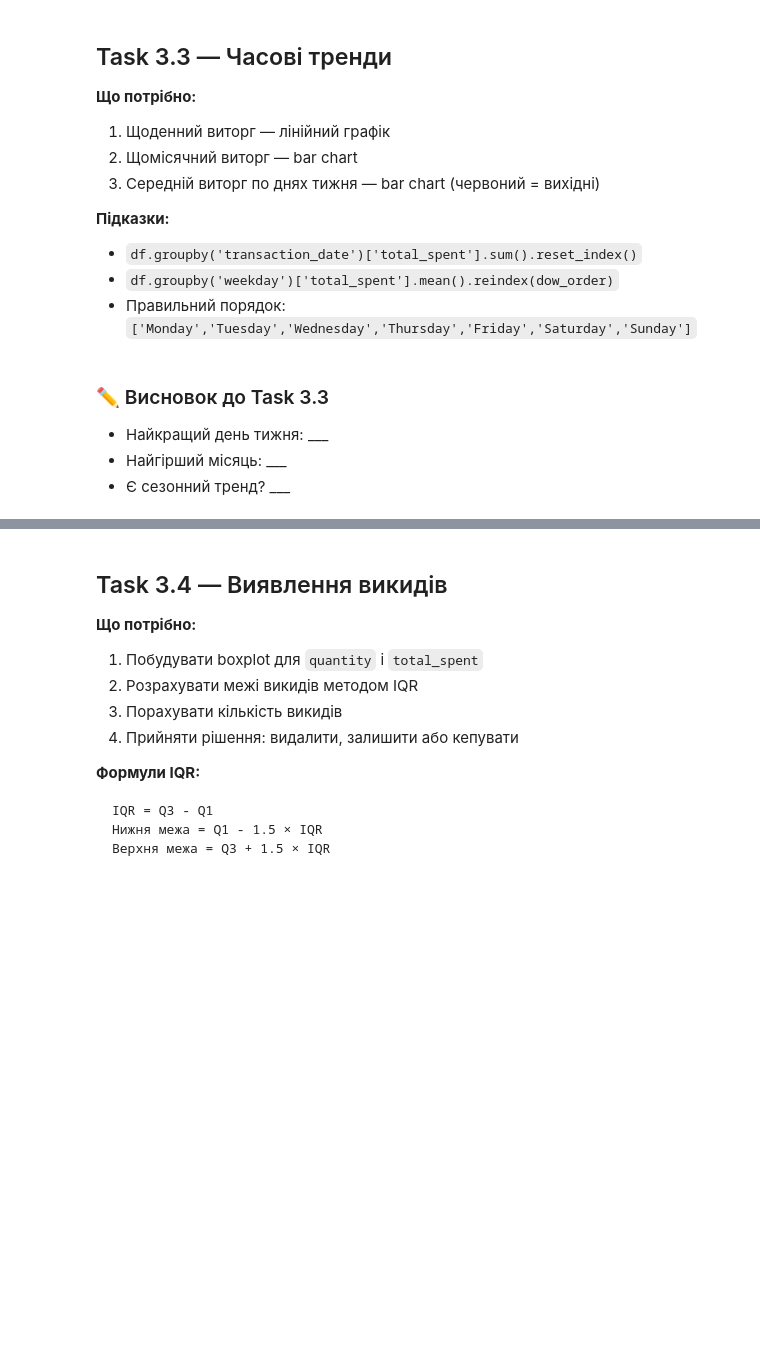
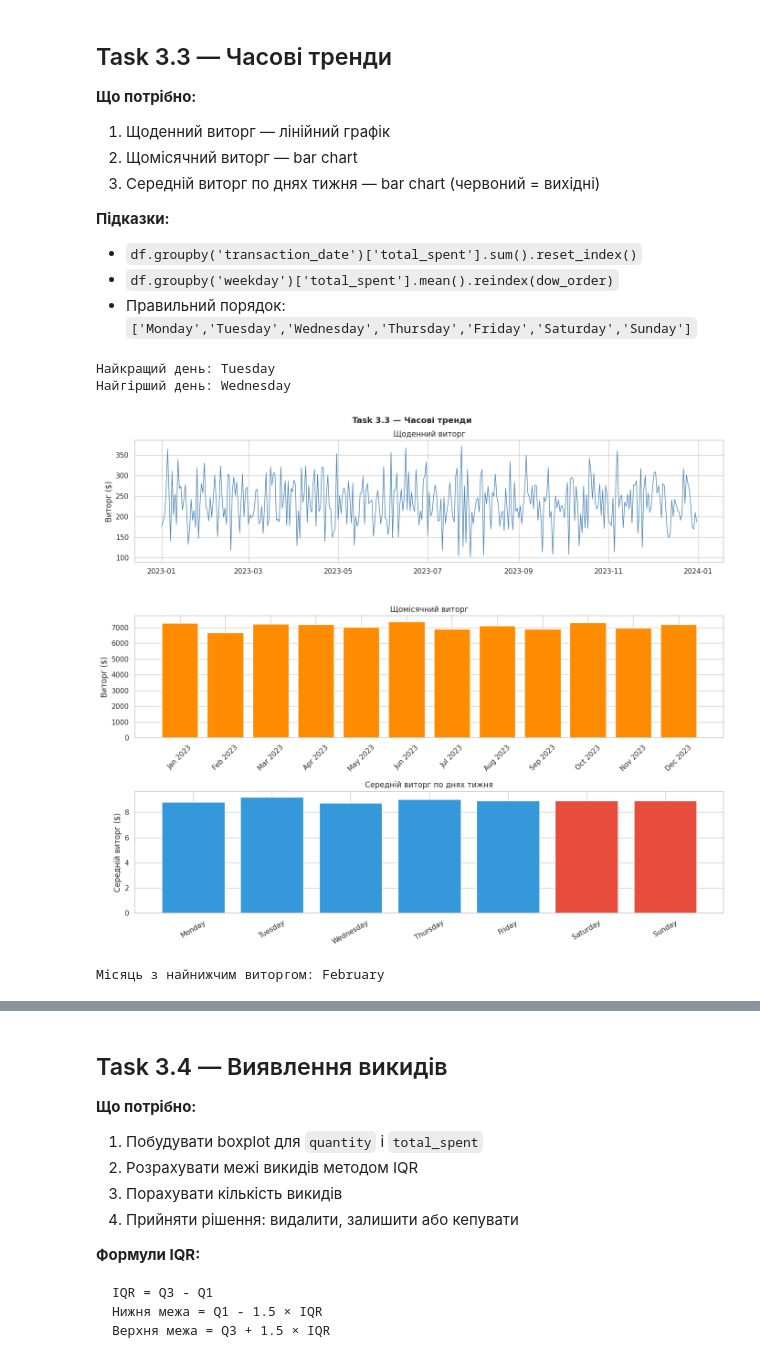
Before and after one commit to volodymyr-holovan/Analysis_Cafe_Sales_DTA2026, a Jupyter notebook: Analysis/cafe_eda_workbook_version2.ipynb, the cells around one changed output, grey strips where cells are left out. Drawn from its saved outputs; the diff is of its cells as text; code cells hidden in the pictures; blank space fills up the shorter version.

```diff
--- a/Analysis/cafe_eda_workbook_version2.ipynb
+++ b/Analysis/cafe_eda_workbook_version2.ipynb
@@ -672,47 +747,51 @@ plt.show()
 - Правильний порядок: `['Monday','Tuesday','Wednesday','Thursday','Friday','Saturday','Sunday']`
 # %%
 # Щоденний виторг
-daily_rev = # ВАШ КОД ТУТ
+daily_rev = df.groupby('transaction_date')['total_spent'].sum().reset_index()
 
 # Щомісячний виторг
-monthly_rev = # ВАШ КОД ТУТ
+monthly_rev = df.groupby(['year', 'month', 'month_name'])['total_spent'].sum().reset_index()
 
 # По днях тижня (середнє)
 dow_order = ['Monday','Tuesday','Wednesday','Thursday','Friday','Saturday','Sunday']
-avg_dow = # ВАШ КОД ТУТ
+avg_dow = df.groupby('weekday')['total_spent'].mean().reindex(dow_order)
 
 print(f'Найкращий день: {avg_dow.idxmax()}')
 print(f'Найгірший день: {avg_dow.idxmin()}')
+# %% [output]
+Найкращий день: Tuesday
+Найгірший день: Wednesday
 # %%
 fig, axes = plt.subplots(3, 1, figsize=(14, 12))
 fig.suptitle('Task 3.3 — Часові тренди', fontsize=13, fontweight='bold')
 
 # Графік 1: щоденний лінійний
-# ВАШ КОД ТУТ
+axes[0].plot(daily_rev['transaction_date'], daily_rev['total_spent'], color='steelblue', linewidth=1)
 axes[0].set_title('Щоденний виторг')
 axes[0].set_ylabel('Виторг ($)')
 
 # Графік 2: щомісячний бар
 # Підказка: зробіть колонку label = перші 3 літери місяця + рік
-# ВАШ КОД ТУТ
+monthly_rev['label'] = monthly_rev['month_name'].str[:3] + ' ' + monthly_rev['year'].astype(str)
+axes[1].bar(monthly_rev['label'], monthly_rev['total_spent'], color='darkorange', edgecolor='white')
 axes[1].set_title('Щомісячний виторг')
+axes[1].set_ylabel('Виторг ($)')
+axes[1].tick_params(axis='x', rotation=45)
 
 # Графік 3: по днях тижня (вихідні = червоні, будні = сині)
 colors_dow = ['#E74C3C' if d in ['Saturday','Sunday'] else '#3498DB' for d in avg_dow.index]
-# ВАШ КОД ТУТ
+axes[2].bar(avg_dow.index, avg_dow.values, color=colors_dow, edgecolor='white')
 axes[2].set_title('Середній виторг по днях тижня')
+axes[2].set_ylabel('Середній виторг ($)')
 axes[2].tick_params(axis='x', rotation=30)
 
 plt.tight_layout()
 plt.savefig('part3_task33.png', dpi=130, bbox_inches='tight')
 plt.show()
 
 # Знайти місяць з найнижчим виторгом
-worst_month = # ВАШ КОД ТУТ
+worst_month = monthly_rev.loc[monthly_rev['total_spent'].idxmin(), 'month_name']
 print(f'Місяць з найнижчим виторгом: {worst_month}')
+# %% [output]
+[figure, added]
+Місяць з найнижчим виторгом: February
-# %% [markdown]
-### ✏️ Висновок до Task 3.3
-
-- Найкращий день тижня: ___
-- Найгірший місяць: ___
-- Є сезонний тренд? ___
```
Also changed, not shown: parts of 30 cells of this notebook.
